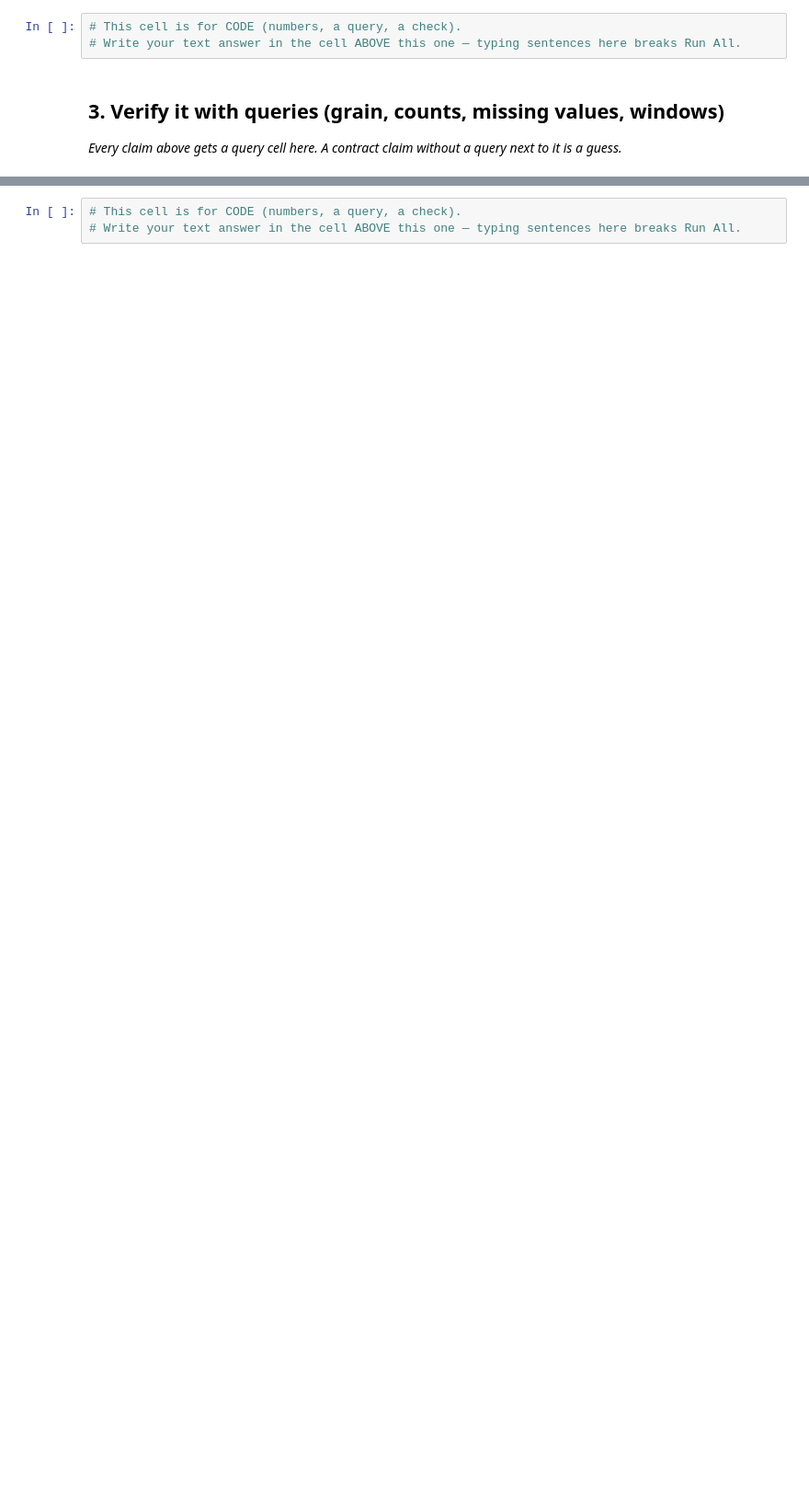
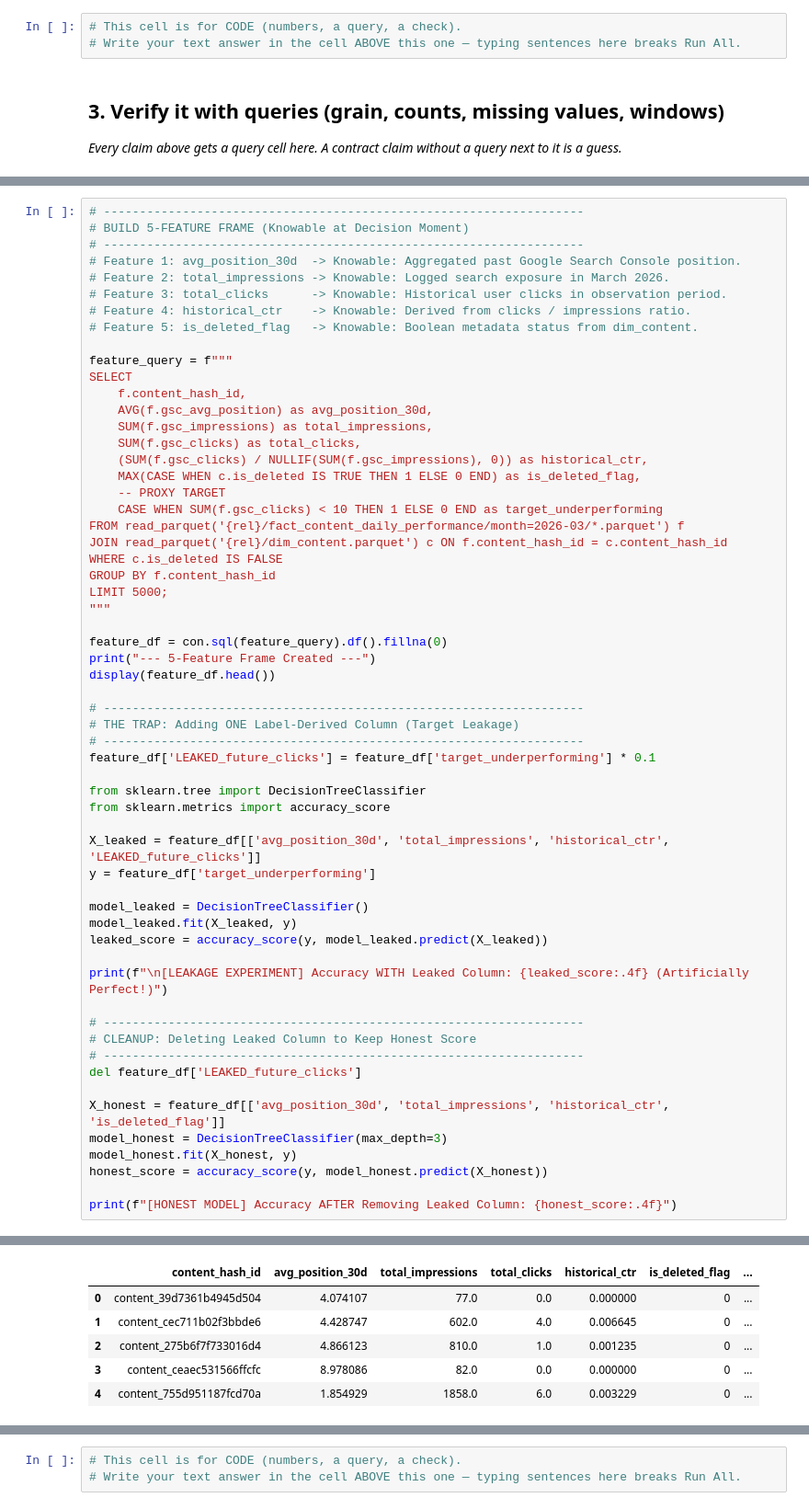
Before and after one commit to nauman024/FlyRank-ML-Internship, a Jupyter notebook: work/notebooks/w03_data_contract.ipynb, the cells around one changed output, grey strips where cells are left out. Shown at 92% size. Cells and saved outputs as stored; diff of their text form; blank space fills up the shorter version.

```diff
--- a/work/notebooks/w03_data_contract.ipynb
+++ b/work/notebooks/w03_data_contract.ipynb
@@ -26,0 +103,60 @@ This skeleton is yours to fill. Work the sections **in order** — each one has
+# %%
+# -------------------------------------------------------------------
+# BUILD 5-FEATURE FRAME (Knowable at Decision Moment)
+# -------------------------------------------------------------------
+# Feature 1: avg_position_30d  -> Knowable: Aggregated past Google Search Console position.
+# Feature 2: total_impressions -> Knowable: Logged search exposure in March 2026.
+# Feature 3: total_clicks      -> Knowable: Historical user clicks in observation period.
+# Feature 4: historical_ctr    -> Knowable: Derived from clicks / impressions ratio.
+# Feature 5: is_deleted_flag   -> Knowable: Boolean metadata status from dim_content.
+
+feature_query = f"""
+SELECT
+    f.content_hash_id,
+    AVG(f.gsc_avg_position) as avg_position_30d,
+    SUM(f.gsc_impressions) as total_impressions,
+    SUM(f.gsc_clicks) as total_clicks,
+    (SUM(f.gsc_clicks) / NULLIF(SUM(f.gsc_impressions), 0)) as historical_ctr,
+    MAX(CASE WHEN c.is_deleted IS TRUE THEN 1 ELSE 0 END) as is_deleted_flag,
+    -- PROXY TARGET
+    CASE WHEN SUM(f.gsc_clicks) < 10 THEN 1 ELSE 0 END as target_underperforming
+FROM read_parquet('{rel}/fact_content_daily_performance/month=2026-03/*.parquet') f
+JOIN read_parquet('{rel}/dim_content.parquet') c ON f.content_hash_id = c.content_hash_id
+WHERE c.is_deleted IS FALSE
+GROUP BY f.content_hash_id
+LIMIT 5000;
+"""
+
+feature_df = con.sql(feature_query).df().fillna(0)
+print("--- 5-Feature Frame Created ---")
+display(feature_df.head())
+
+# -------------------------------------------------------------------
+# THE TRAP: Adding ONE Label-Derived Column (Target Leakage)
+# -------------------------------------------------------------------
+feature_df['LEAKED_future_clicks'] = feature_df['target_underperforming'] * 0.1
+
+from sklearn.tree import DecisionTreeClassifier
+from sklearn.metrics import accuracy_score
+
+X_leaked = feature_df[['avg_position_30d', 'total_impressions', 'historical_ctr', 'LEAKED_future_clicks']]
+y = feature_df['target_underperforming']
+
+model_leaked = DecisionTreeClassifier()
+model_leaked.fit(X_leaked, y)
+leaked_score = accuracy_score(y, model_leaked.predict(X_leaked))
+
+print(f"\n[LEAKAGE EXPERIMENT] Accuracy WITH Leaked Column: {leaked_score:.4f} (Artificially Perfect!)")
+
+# -------------------------------------------------------------------
+# CLEANUP: Deleting Leaked Column to Keep Honest Score
+# -------------------------------------------------------------------
+del feature_df['LEAKED_future_clicks']
+
+X_honest = feature_df[['avg_position_30d', 'total_impressions', 'historical_ctr', 'is_deleted_flag']]
+model_honest = DecisionTreeClassifier(max_depth=3)
+model_honest.fit(X_honest, y)
+honest_score = accuracy_score(y, model_honest.predict(X_honest))
+
+print(f"[HONEST MODEL] Accuracy AFTER Removing Leaked Column: {honest_score:.4f}")
+# %% [output]
@@ -26,0 +164,6 @@ This skeleton is yours to fill. Work the sections **in order** — each one has
+|  | content_hash_id | avg_position_30d | total_impressions | total_clicks | historical_ctr | is_deleted_flag | ... |
+| 0 | content_39d7361b4945d504 | 4.074107 | 77.0 | 0.0 | 0.000000 | 0 | ... |
+| 1 | content_cec711b02f3bbde6 | 4.428747 | 602.0 | 4.0 | 0.006645 | 0 | ... |
+| 2 | content_275b6f7f733016d4 | 4.866123 | 810.0 | 1.0 | 0.001235 | 0 | ... |
+| 3 | content_ceaec531566ffcfc | 8.978086 | 82.0 | 0.0 | 0.000000 | 0 | ... |
+| 4 | content_755d951187fcd70a | 1.854929 | 1858.0 | 6.0 | 0.003229 | 0 | ... |
```
Also changed, not shown: parts of 10 cells of this notebook.
